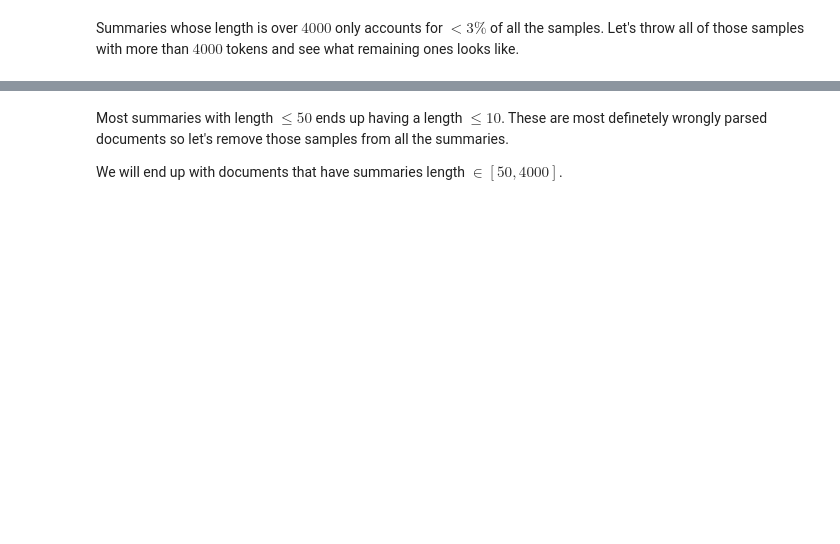
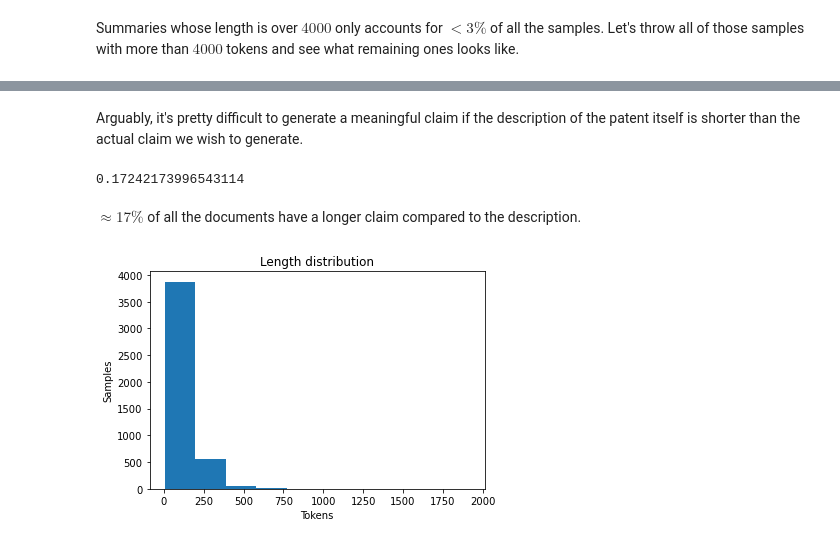
Before and after one commit to NLPNice/final-project, a Jupyter notebook: preprocessing/DatasetAnalysis.ipynb, the cells around one changed output, grey strips where cells are left out. Cells and saved outputs as stored; diff of their text form; code cells hidden in the pictures; blank space fills up the shorter version.

```diff
--- a/preprocessing/DatasetAnalysis.ipynb
+++ b/preprocessing/DatasetAnalysis.ipynb
@@ -114,5 +114,18 @@ Name: summaries, dtype: float64
 [figure]
-# %% [markdown]
-Most summaries with length $\leq 50$ ends up having a length $\leq 10$. These are most definetely wrongly parsed documents so let's remove those samples from all the summaries.
-
-We will end up with documents that have summaries length $\in [50, 4000]$.
+# %% [markdown]
+Arguably, it's pretty difficult to generate a meaningful claim if the description of the patent itself is shorter than the actual claim we wish to generate.
+# %%
+sum(summaries_length < claims_length) / summaries_length.shape[0]
+# %% [output]
+0.17242173996543114
+# %% [markdown]
+$\approx 17\%$ of all the documents have a longer claim compared to the description.
+# %%
+plt.hist(summaries_length[summaries_length < claims_length])
+plt.title("Length distribution")
+plt.xlabel("Tokens")
+plt.ylabel("Samples")
+plt.show()
+plt.show()
+# %% [output]
+[figure, added]
```
Also changed, not shown: parts of 20 cells of this notebook, 3 other files.
